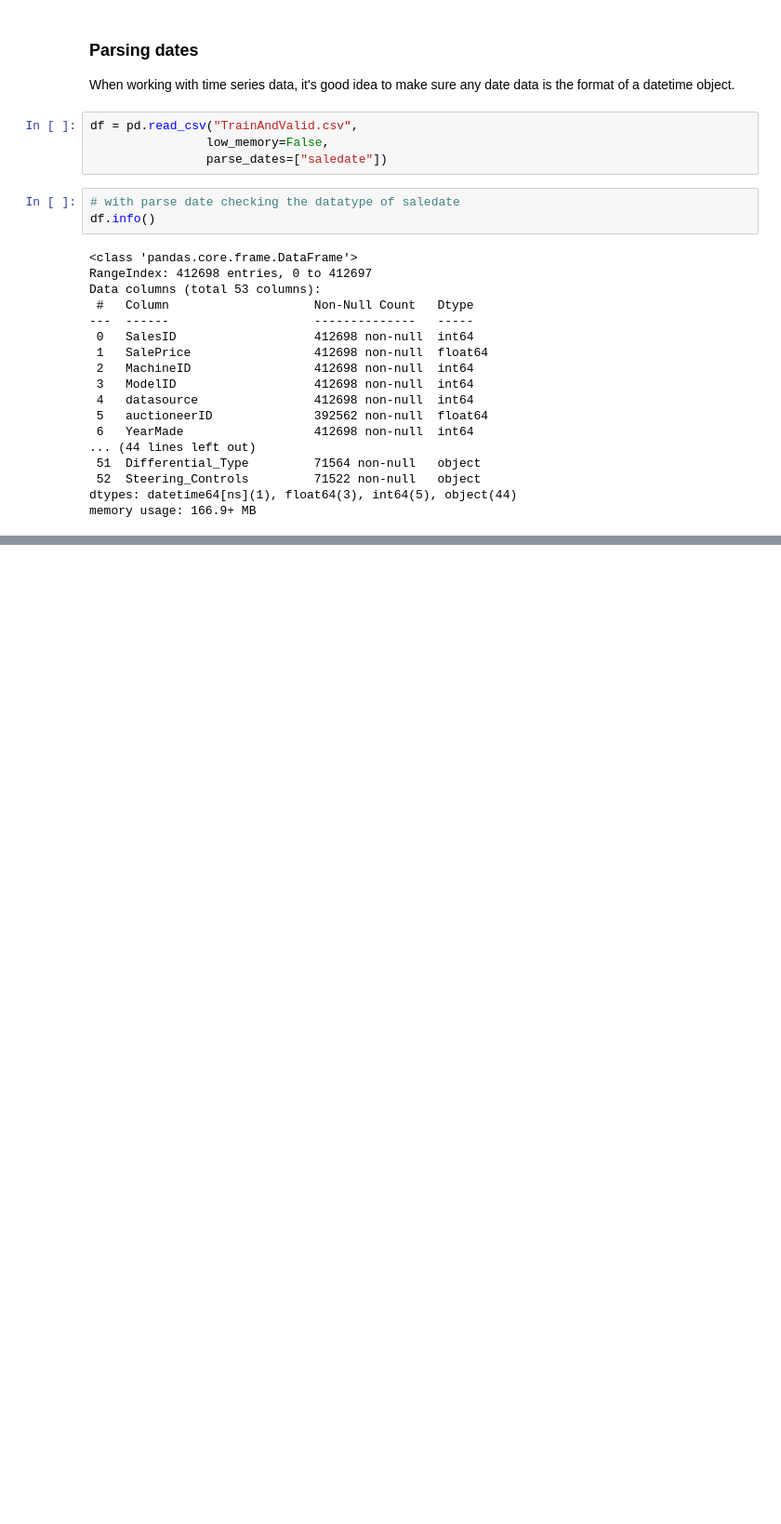
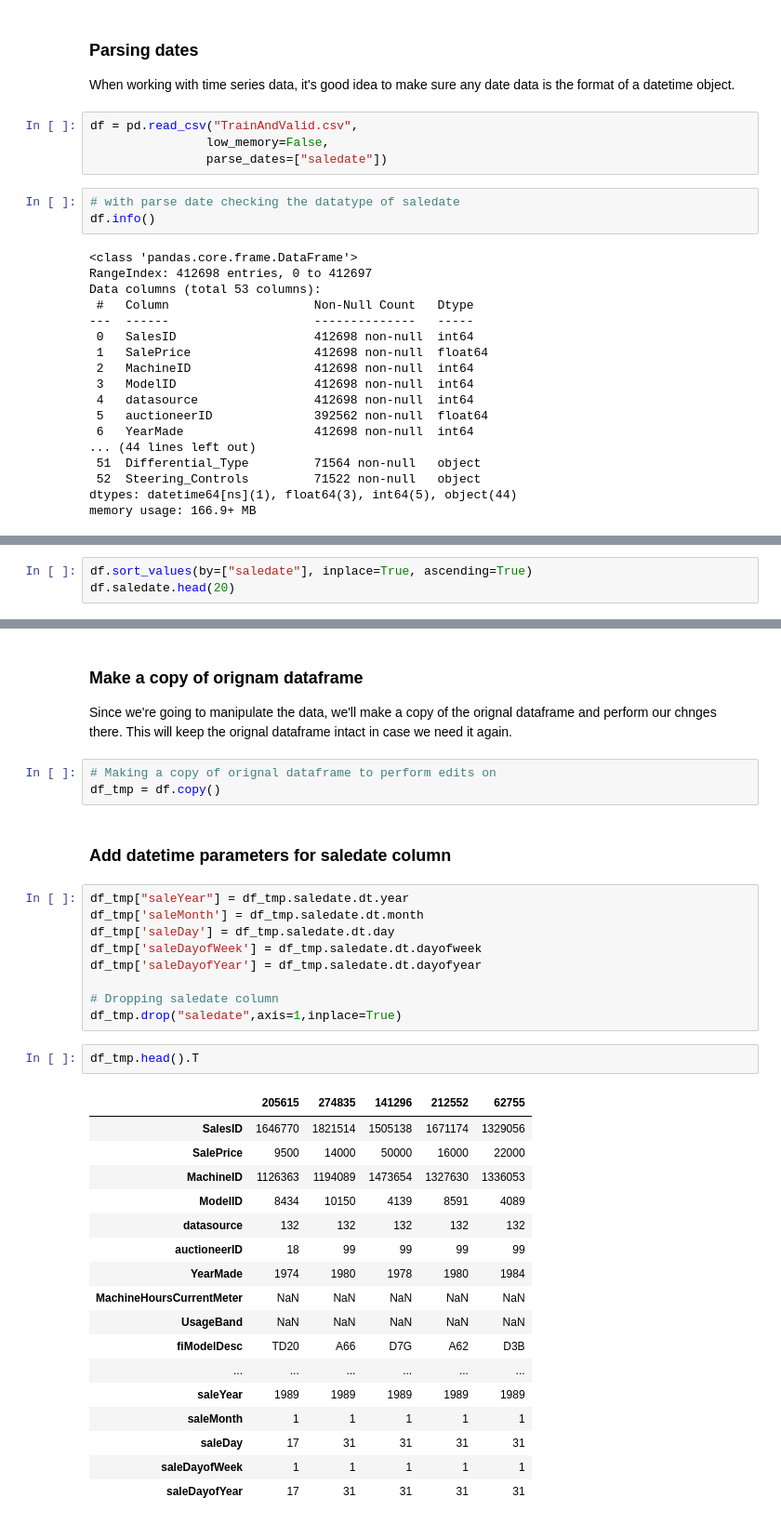
Before and after one commit to rohitgupta20/ML-Projects, a Jupyter notebook: BullDozer-price-predection-project/Bulldozer price prediction.ipynb, the cells around one changed output, grey strips where cells are left out. Shown: that part at 93% size. Saved outputs shown, nothing was run; the diff lists cells and outputs as text; blank space fills up the shorter version.

```diff
--- a/BullDozer-price-predection-project/Bulldozer price prediction.ipynb
+++ b/BullDozer-price-predection-project/Bulldozer price prediction.ipynb
@@ -116,0 +175,3 @@ plt.xlabel()
+# %%
+df.sort_values(by=["saledate"], inplace=True, ascending=True)
+df.saledate.head(20)
@@ -116,0 +196,39 @@ plt.xlabel()
+# %% [markdown]
+### Make a copy of orignam dataframe
+
+Since we're going to manipulate the data, we'll make a copy of the orignal dataframe and perform our chnges there.
+This will keep the orignal dataframe intact in case we need it again.
+# %%
+# Making a copy of orignal dataframe to perform edits on
+df_tmp = df.copy()
+# %% [markdown]
+### Add datetime parameters for saledate column
+# %%
+df_tmp["saleYear"] = df_tmp.saledate.dt.year
+df_tmp['saleMonth'] = df_tmp.saledate.dt.month
+df_tmp['saleDay'] = df_tmp.saledate.dt.day
+df_tmp['saleDayofWeek'] = df_tmp.saledate.dt.dayofweek
+df_tmp['saleDayofYear'] = df_tmp.saledate.dt.dayofyear
+
+# Dropping saledate column
+df_tmp.drop("saledate",axis=1,inplace=True)
+# %%
+df_tmp.head().T
+# %% [output]
+|  | 205615 | 274835 | 141296 | 212552 | 62755 |
+| SalesID | 1646770 | 1821514 | 1505138 | 1671174 | 1329056 |
+| SalePrice | 9500 | 14000 | 50000 | 16000 | 22000 |
+| MachineID | 1126363 | 1194089 | 1473654 | 1327630 | 1336053 |
+| ModelID | 8434 | 10150 | 4139 | 8591 | 4089 |
+| datasource | 132 | 132 | 132 | 132 | 132 |
+| auctioneerID | 18 | 99 | 99 | 99 | 99 |
+| YearMade | 1974 | 1980 | 1978 | 1980 | 1984 |
+| MachineHoursCurrentMeter | NaN | NaN | NaN | NaN | NaN |
+| UsageBand | NaN | NaN | NaN | NaN | NaN |
+| fiModelDesc | TD20 | A66 | D7G | A62 | D3B |
+| ... | ... | ... | ... | ... | ... |
+| saleYear | 1989 | 1989 | 1989 | 1989 | 1989 |
+| saleMonth | 1 | 1 | 1 | 1 | 1 |
+| saleDay | 17 | 31 | 31 | 31 | 31 |
+| saleDayofWeek | 1 | 1 | 1 | 1 | 1 |
+| saleDayofYear | 17 | 31 | 31 | 31 | 31 |
```
Also changed, not shown: parts of 9 cells of this notebook.
